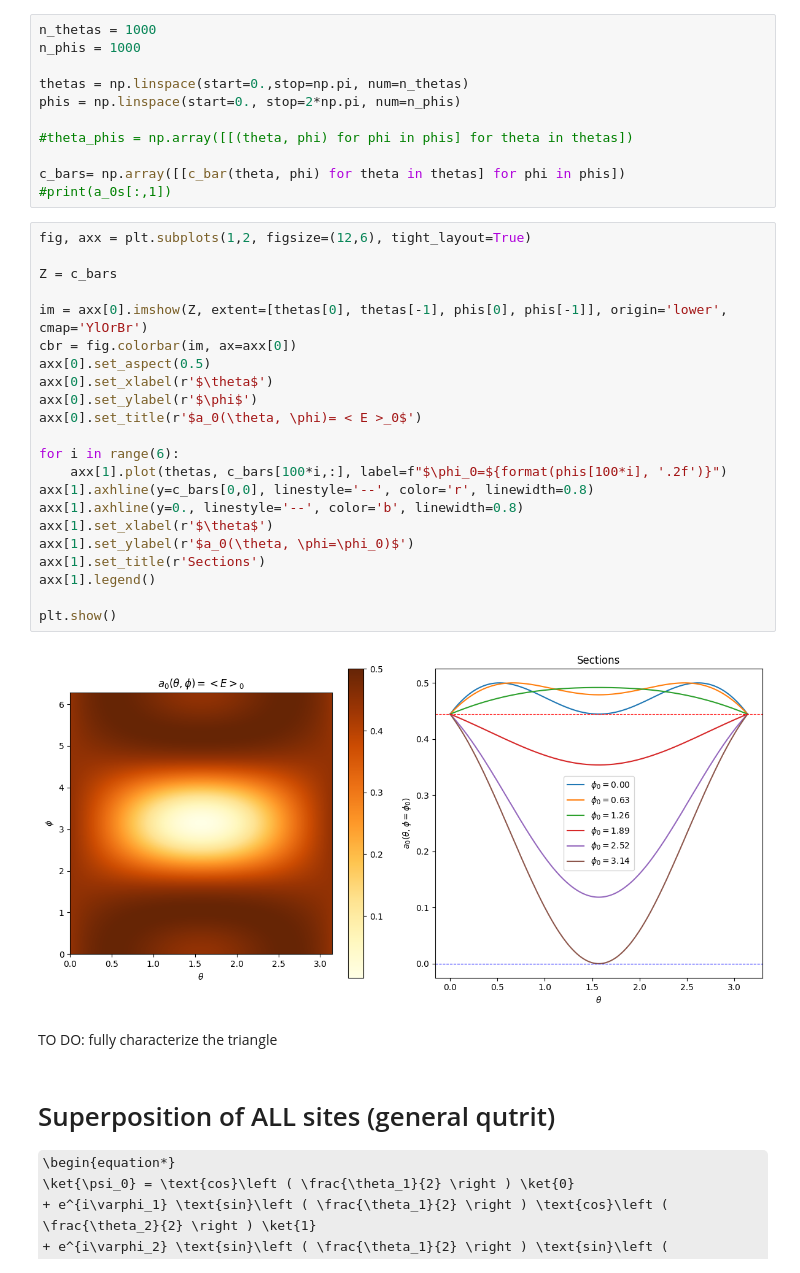
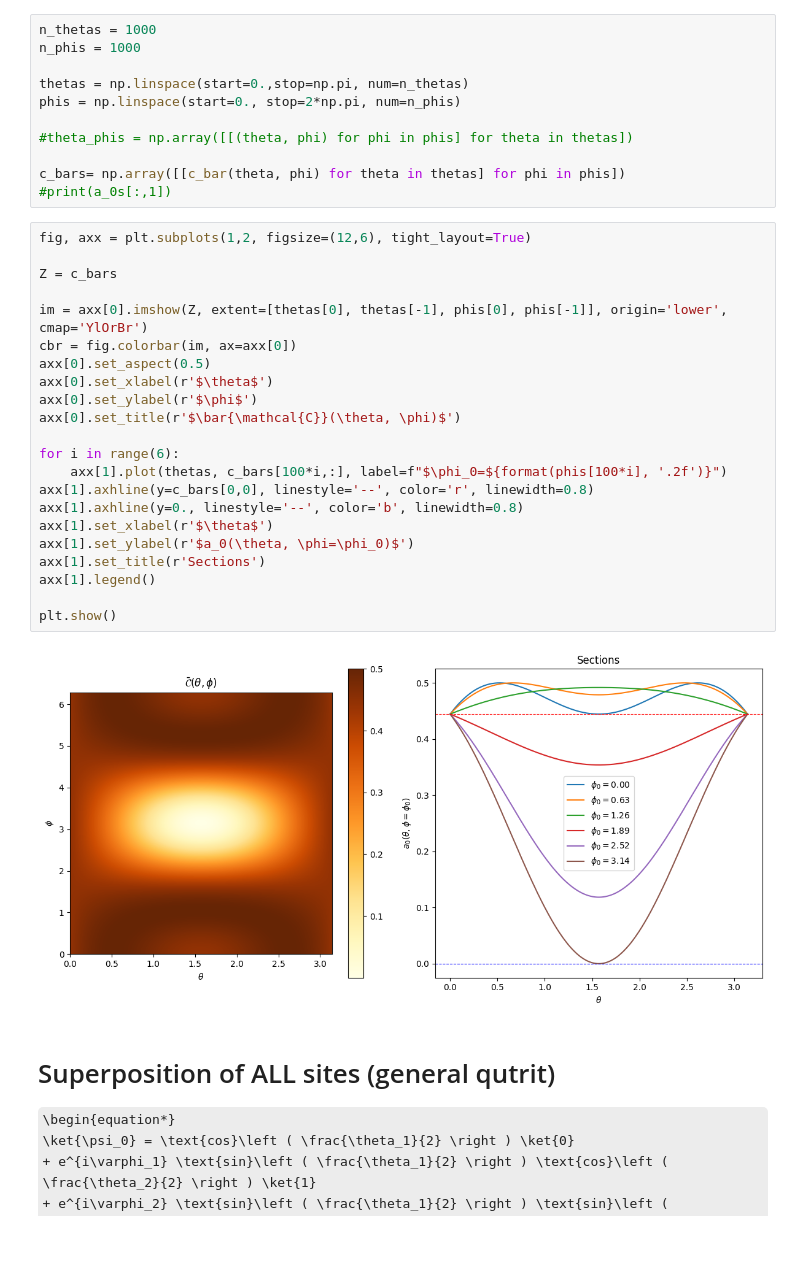
Before and after one commit to erricottaro/Krylov_complexity_on_circulant_graphs, a Jupyter notebook: triangle.ipynb, the cells around one changed output. Saved outputs shown, nothing was run; the diff lists cells and outputs as text; some formulas as TeX source; blank space fills up the shorter version.

```diff
--- a/triangle.ipynb
+++ b/triangle.ipynb
@@ -142,29 +142,27 @@ c_bars= np.array([[c_bar(theta, phi) for theta in thetas] for phi in phis])
 # %%
 fig, axx = plt.subplots(1,2, figsize=(12,6), tight_layout=True)
 
 Z = c_bars
 
 im = axx[0].imshow(Z, extent=[thetas[0], thetas[-1], phis[0], phis[-1]], origin='lower', cmap='YlOrBr')
 cbr = fig.colorbar(im, ax=axx[0])
 axx[0].set_aspect(0.5)
 axx[0].set_xlabel(r'$\theta$')
 axx[0].set_ylabel(r'$\phi$')
-axx[0].set_title(r'$a_0(\theta, \phi)= < E >_0$')
+axx[0].set_title(r'$\bar{\mathcal{C}}(\theta, \phi)$')
 
 for i in range(6):
     axx[1].plot(thetas, c_bars[100*i,:], label=f"$\phi_0=${format(phis[100*i], '.2f')}")
 axx[1].axhline(y=c_bars[0,0], linestyle='--', color='r', linewidth=0.8)
 axx[1].axhline(y=0., linestyle='--', color='b', linewidth=0.8)
 axx[1].set_xlabel(r'$\theta$')
 axx[1].set_ylabel(r'$a_0(\theta, \phi=\phi_0)$')
 axx[1].set_title(r'Sections')
 axx[1].legend()
 
 plt.show()
 # %% [output]
-[figure, old version]
+[figure, new version]
-# %% [markdown]
-TO DO: fully characterize the triangle
 # %% [markdown]
 # Superposition of ALL sites (general qutrit)
 
```
Also changed, not shown: parts of 2 cells of this notebook.
